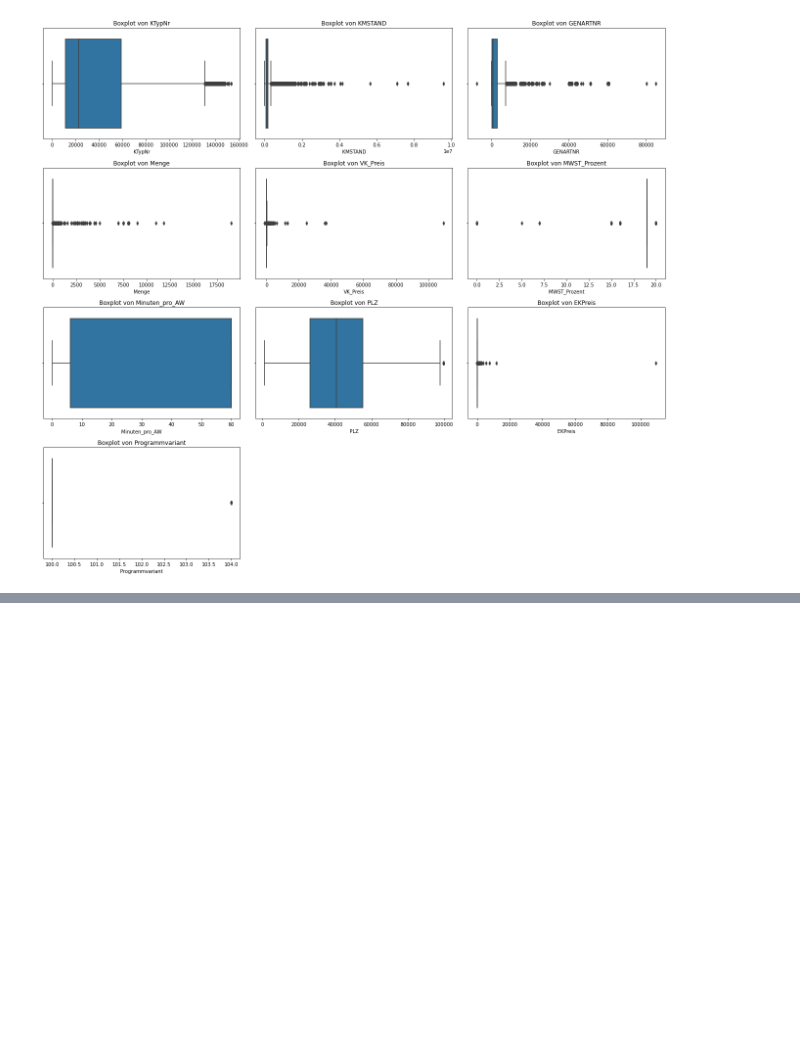
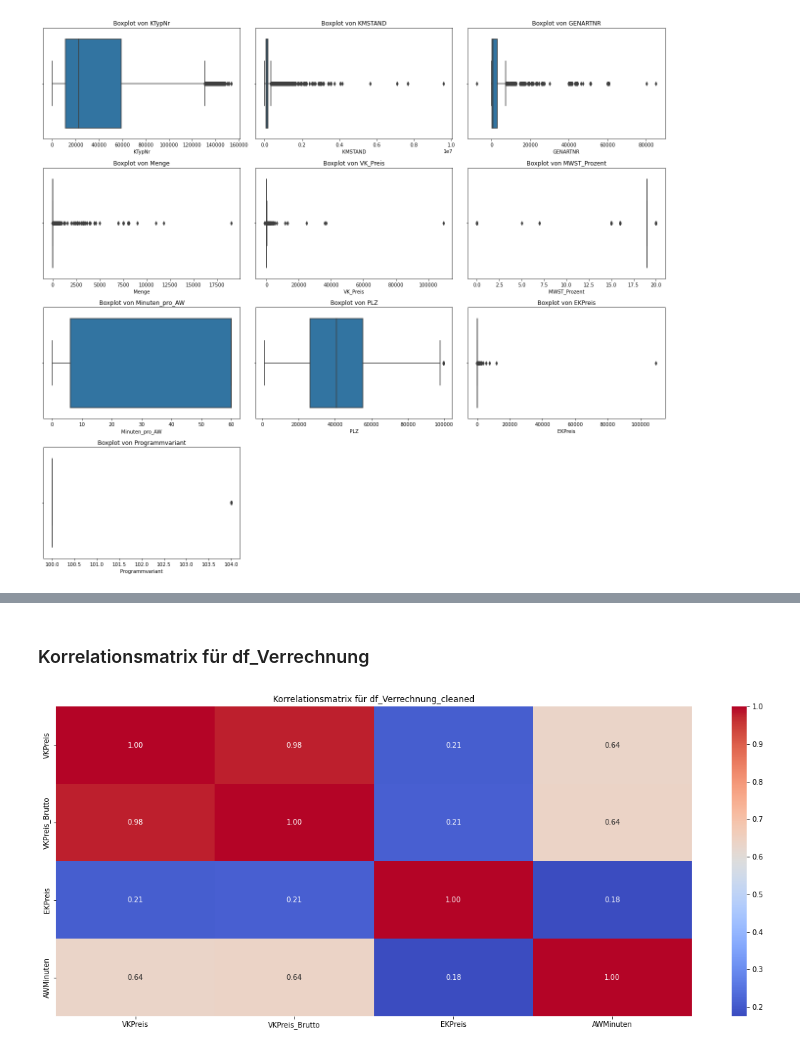
Before and after one commit to William-Zhang-26/BI-Analytics-Topmotive, a Jupyter notebook: Projekt_Topmotive.ipynb, the cells around one changed output, grey strips where cells are left out. Drawn from its saved outputs; the diff is of its cells as text; code cells hidden in the pictures; blank space fills up the shorter version.

Commit message:
Korrelationsmatrix

```diff
--- a/Projekt_Topmotive.ipynb
+++ b/Projekt_Topmotive.ipynb
@@ -867,0 +883,10 @@ plt.show()
+# %% [markdown]
+### Korrelationsmatrix für df_Verrechnung
+# %%
+corr_matrix_verrechnung = df_Verrechnung_cleaned.select_dtypes(include=[np.number]).corr()
+plt.figure(figsize=(20, 8))
+sns.heatmap(corr_matrix_verrechnung, annot=True, fmt=".2f", cmap="coolwarm")
+plt.title("Korrelationsmatrix für df_Verrechnung_cleaned")
+plt.show()
+# %% [output]
+[figure, added]
```
Also changed, not shown: parts of 6 cells of this notebook.
